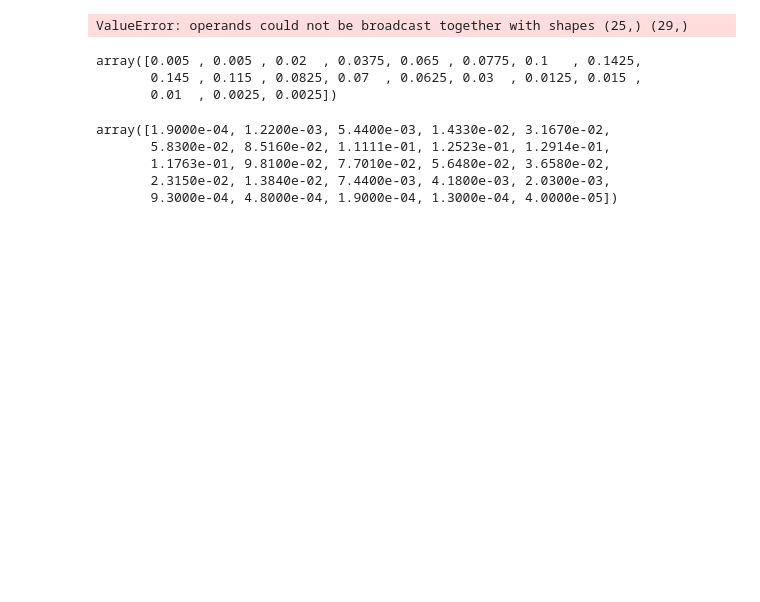
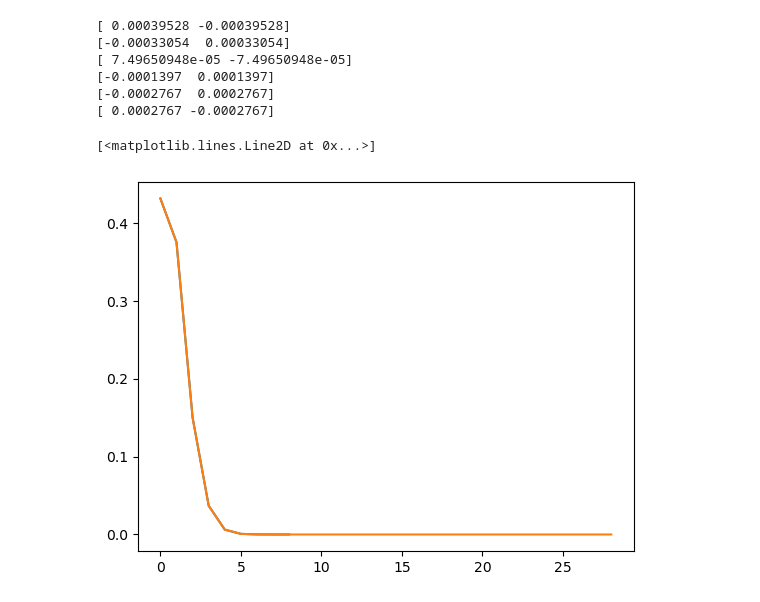
Before and after one commit to PessoaP/Allostery_model, a Jupyter notebook: testing.ipynb, the cells around one changed output. Saved outputs shown, nothing was run; the diff lists cells and outputs as text; code cells hidden in the pictures; blank space fills up the shorter version.

```diff
--- a/testing.ipynb
+++ b/testing.ipynb
@@ -11,8 +27,8 @@ value = np.array((10., #beta_s
                   1,  #kApon
                   1,  #kApoff
                   1,  #alpha
-                  1,  #alphap
-                  1,  #alpha_s
+                  2,  #alphap
+                  2,  #alpha_s
                   1,  #alpha_sp
                   1,  #nu
                   1., #nup
@@ -27,22 +43,12 @@ init = np.array((1,  #A
                  0,  #ApS
                  1,  #B
                  0,  #BP
-                 0,  #P
+                 1,  #P
                  10 #S
                  ))
-# %%
-def cme_gui_test_comp(case,T_test,ind_test,N=10000):
-    pf = case.solver([T_test])[0]
-    p_cme = marginalize(pf,case.states,ind_test)[1]
-
-    gr = case.run_guillespie(T_test*np.ones(N))
-    ind_gui,p_gui = np.unique(gr[:,ind_test],return_counts=True)
-    p_gui = normalize(p_gui)
-
-    return p_cme,ind_gui,p_gui
 # %%
 case1 = params.case(init,value)
 # %%
-T_test = np.random.rand()*10
-ind_test = -1 #np.random.randint(6)
-p_cme,p_gui = cme_gui_test_comp(case1,T_test,ind_test,N=100000)
+T_test = 10#*np.random.rand()
+ind_test = np.random.randint(6)
+p_cme,ind_gui,p_gui = cme_gui_test_comp(case1,T_test,ind_test,N=1000000)
@@ -65,19 +54,0 @@ p_cme,p_gui
-# %%
-p_gui-p_cme
-# %% [output]
-ValueError: operands could not be broadcast together with shapes (25,) (29,)
-# %%
-gp = np.random.poisson(10,size=400)
-normalize(np.unique(gp,return_counts=True)[1])
-# %% [output]
-array([0.005 , 0.005 , 0.02  , 0.0375, 0.065 , 0.0775, 0.1   , 0.1425,
-       0.145 , 0.115 , 0.0825, 0.07  , 0.0625, 0.03  , 0.0125, 0.015 ,
-       0.01  , 0.0025, 0.0025])
-# %%
-p_gui
-# %% [output]
-array([1.9000e-04, 1.2200e-03, 5.4400e-03, 1.4330e-02, 3.1670e-02,
-       5.8300e-02, 8.5160e-02, 1.1111e-01, 1.2523e-01, 1.2914e-01,
-       1.1763e-01, 9.8100e-02, 7.7010e-02, 5.6480e-02, 3.6580e-02,
-       2.3150e-02, 1.3840e-02, 7.4400e-03, 4.1800e-03, 2.0300e-03,
-       9.3000e-04, 4.8000e-04, 1.9000e-04, 1.3000e-04, 4.0000e-05])
@@ -83,0 +57,16 @@ array([1.9000e-04, 1.2200e-03, 5.4400e-03, 1.4330e-02, 3.1670e-02,
+# %%
+for i in range(6):
+    print(p_gui[i]-p_cme[i])
+# %% [output]
+[ 0.00039528 -0.00039528]
+[-0.00033054  0.00033054]
+[ 7.49650948e-05 -7.49650948e-05]
+[-0.0001397  0.0001397]
+[-0.0002767  0.0002767]
+[ 0.0002767 -0.0002767]
+# %%
+plt.plot(ind_gui[-2],p_gui[-2])
+plt.plot(p_cme[-2])
+# %% [output]
+[<matplotlib.lines.Line2D at 0x...>]
+[figure, added]
```
Also changed, not shown: parts of 4 cells of this notebook.
